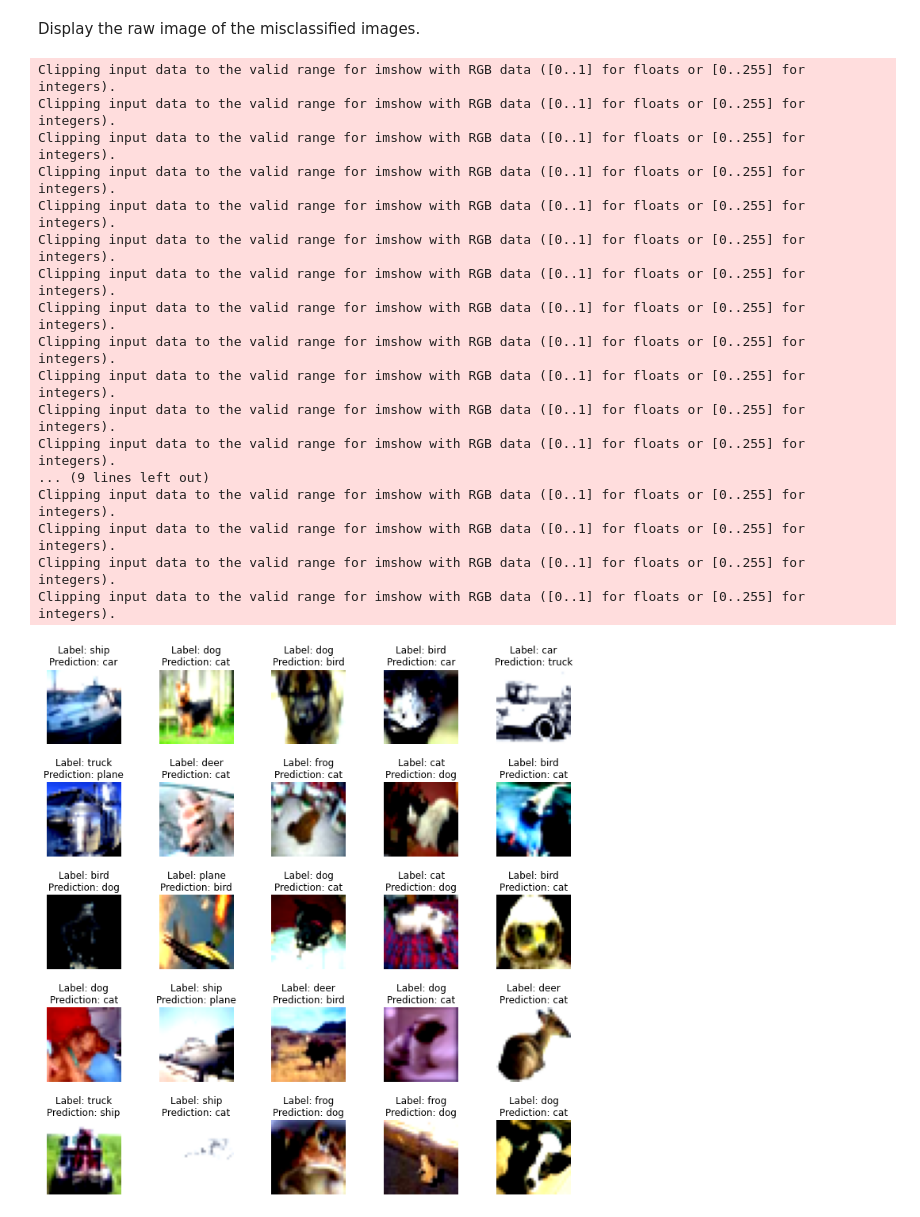
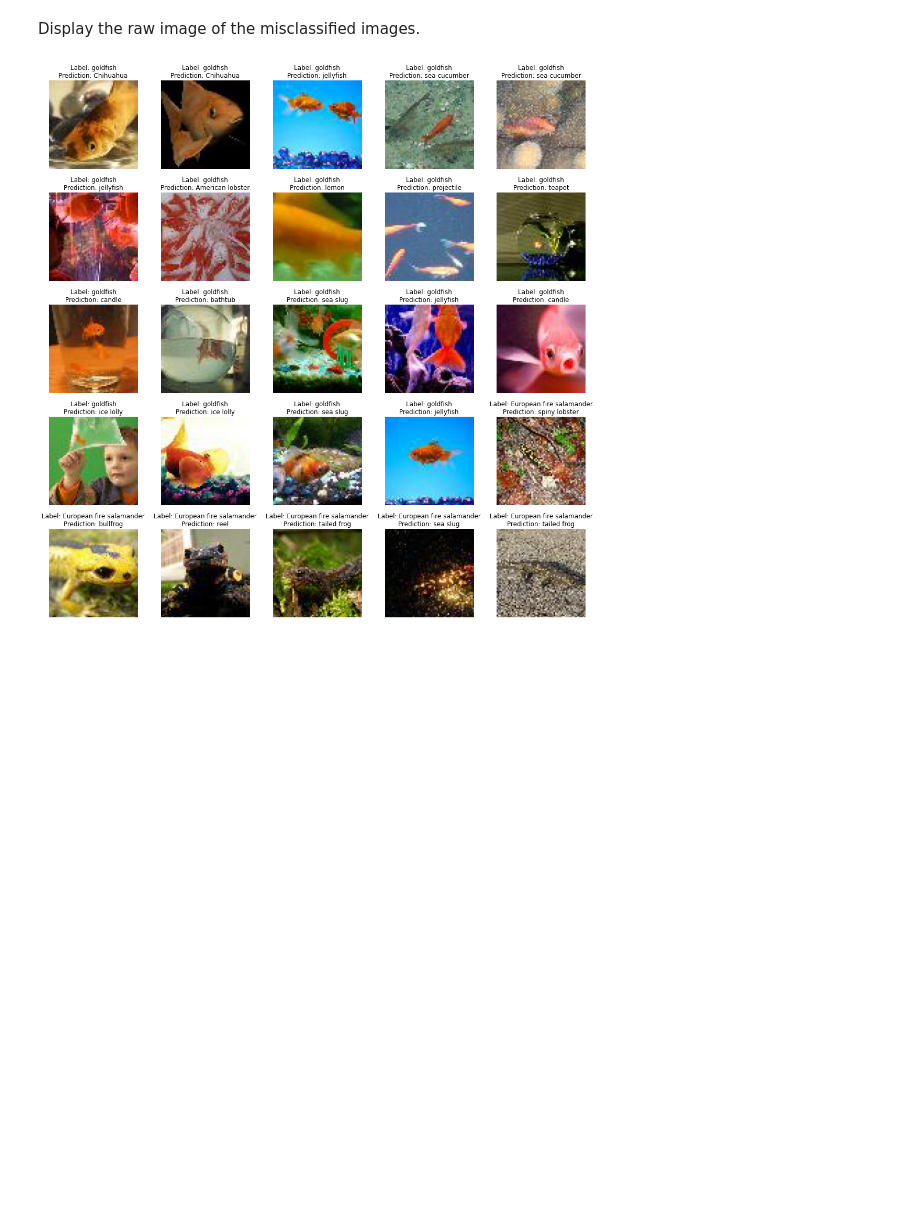
Before and after one commit to Shashank-Holla/TSAI-EVA4, a Jupyter notebook: Session12_TinyImagenet&AnchorBox/main_for_ImageNet.ipynb, the cells around one changed output. Cells and saved outputs as stored; diff of their text form; code cells hidden in the pictures; blank space fills up the shorter version.

```diff
--- a/Session12_TinyImagenet&AnchorBox/main_for_ImageNet.ipynb
+++ b/Session12_TinyImagenet&AnchorBox/main_for_ImageNet.ipynb
@@ -165 +172,4 @@ Image transformation applied-
+# %%
+means = np.array((0.485, 0.456, 0.406))
+stddev = np.array((0.229, 0.224, 0.225))
 # %%
@@ -267,9 +297,12 @@ metrics.train_test_metrics_graph(train_accuracy, train_loss, test_accuracy, test
 # %% [markdown]
 ##To check Class activation mapping for misclassified images##
+# %%
+# Capture images, labels and predictions for misclassified samples
+incorrect_labels, incorrect_predictions, incorrect_images = image_utilities.capture_correct_incorrect_classified_samples(net, device, testloader)
 # %%
 cam_dict = dict()
 
-resnet_model_dict = dict(type='resnet', arch=net, layer_name='layer4', input_size=(32, 32))
+resnet_model_dict = dict(type='resnet', arch=net, layer_name='layer4', input_size=(64, 64))
 resnet_gradcam = gradcam.GradCAM(resnet_model_dict, True)
 #gradcam needs normalized image. Image from capture image function is normalized.
 incorrect_images = incorrect_images.to(device)
@@ -278,7 +311,7 @@ saliency_map size : torch.Size([4, 4])
 # %% [markdown]
 Display misclassified image's class activation
 # %%
-fig, axs = plt.subplots(5, 5, figsize=(10, 10))
+fig, axs = plt.subplots(5, 5, figsize=(15, 15))
 fig.tight_layout()
 i = 0
 nrows = 5
@@ -289,8 +322,8 @@ for row in range(nrows):
         normal_image = utils.denormalize(incorrect_images[i].unsqueeze(dim=0),means,stddev)
         heatmap, result = utils.visualize_cam(mask.cpu(), normal_image)
         axs[row, col].axis('off')
-        axs[row, col].set_title(f'Label: {classes[incorrect_labels[i]]}\nPrediction: {classes[incorrect_predictions[i]]}')
+        axs[row, col].set_title(f'Label: {classes[incorrect_labels[i].item()][1]}\nPrediction: {classes[incorrect_predictions[i].item()][1]}')
         axs[row, col].imshow(np.transpose((result.numpy()), (1, 2, 0)))
         i += 1
-fig.savefig("run_results/grad_cam_missclassified.jpg", bbox_inches='tight')
+fig.savefig("/gdrive/My Drive/Colab Notebooks/SchoolOfAI/Session12_ImageNet/run_results/grad_cam_missclassified.jpg", bbox_inches='tight')
 # %% [output]
@@ -300,35 +331,18 @@ Clipping input data to the valid range for imshow with RGB data ([0..1] for floa
 # %% [markdown]
 Display the raw image of the misclassified images.
 # %%
-fig, axs = plt.subplots(5, 5, figsize=(10, 10))
+fig, axs = plt.subplots(5, 5, figsize=(15, 15))
 fig.tight_layout()
 i = 0
 nrows = 5
 ncols = 5
 for row in range(nrows):
     for col in range(ncols):
-        norm_image = utils.denormalize(incorrect_images[i].unsqueeze(dim=0),[0.5,0.5,0.5],[0.5,0.5,0.5])
+        norm_image = utils.denormalize(incorrect_images[i].unsqueeze(dim=0),means,stddev)
 
         axs[row, col].axis('off')
-        axs[row, col].set_title(f'Label: {classes[incorrect_labels[i]]}\nPrediction: {classes[incorrect_predictions[i]]}')
+        axs[row, col].set_title(f'Label: {classes[incorrect_labels[i].item()][1]}\nPrediction: {classes[incorrect_predictions[i].item()][1]}')
         axs[row, col].imshow(np.transpose((norm_image.squeeze(dim=0).cpu().numpy()), (1, 2, 0)))
         i += 1
 # %% [output]
-Clipping input data to the valid range for imshow with RGB data ([0..1] for floats or [0..255] for integers).
-Clipping input data to the valid range for imshow with RGB data ([0..1] for floats or [0..255] for integers).
-Clipping input data to the valid range for imshow with RGB data ([0..1] for floats or [0..255] for integers).
-Clipping input data to the valid range for imshow with RGB data ([0..1] for floats or [0..255] for integers).
-Clipping input data to the valid range for imshow with RGB data ([0..1] for floats or [0..255] for integers).
-Clipping input data to the valid range for imshow with RGB data ([0..1] for floats or [0..255] for integers).
-Clipping input data to the valid range for imshow with RGB data ([0..1] for floats or [0..255] for integers).
-Clipping input data to the valid range for imshow with RGB data ([0..1] for floats or [0..255] for integers).
-Clipping input data to the valid range for imshow with RGB data ([0..1] for floats or [0..255] for integers).
-Clipping input data to the valid range for imshow with RGB data ([0..1] for floats or [0..255] for integers).
-Clipping input data to the valid range for imshow with RGB data ([0..1] for floats or [0..255] for integers).
-Clipping input data to the valid range for imshow with RGB data ([0..1] for floats or [0..255] for integers).
-... (9 lines left out)
-Clipping input data to the valid range for imshow with RGB data ([0..1] for floats or [0..255] for integers).
-Clipping input data to the valid range for imshow with RGB data ([0..1] for floats or [0..255] for integers).
-Clipping input data to the valid range for imshow with RGB data ([0..1] for floats or [0..255] for integers).
-Clipping input data to the valid range for imshow with RGB data ([0..1] for floats or [0..255] for integers).
-[figure, old version]
+[figure, new version]
```
Also changed, not shown: parts of 22 cells of this notebook.
